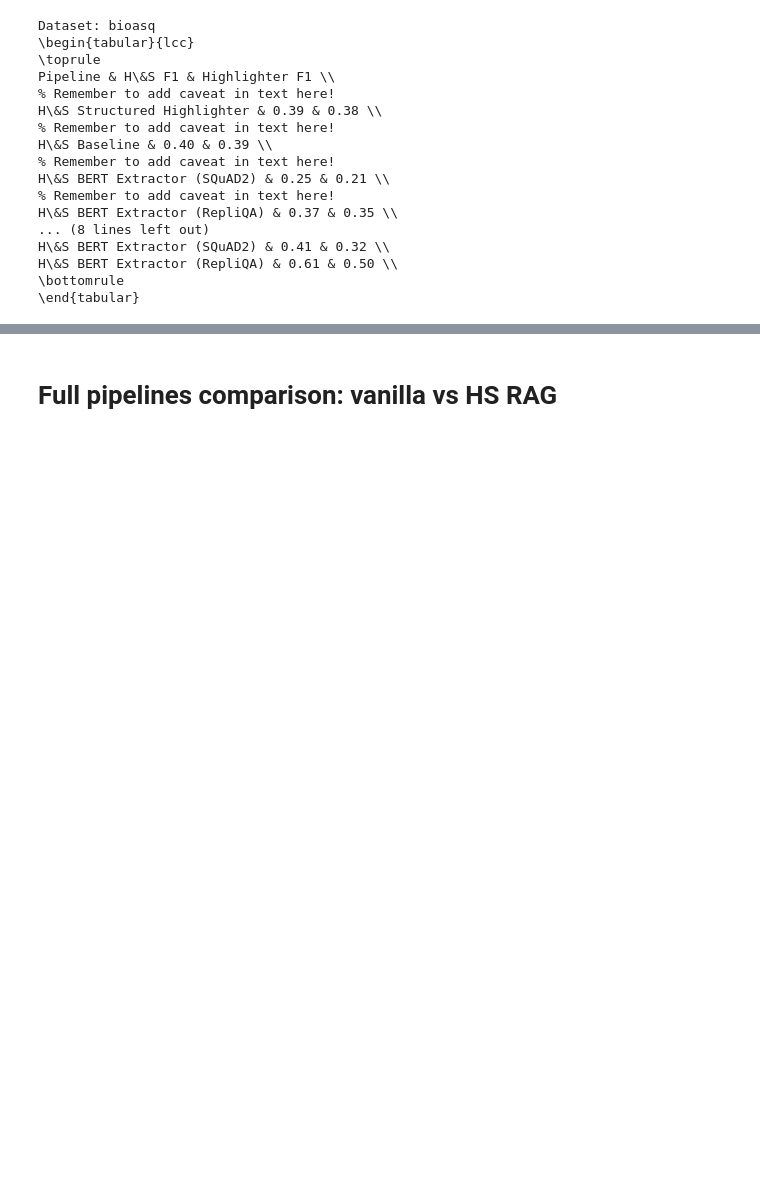
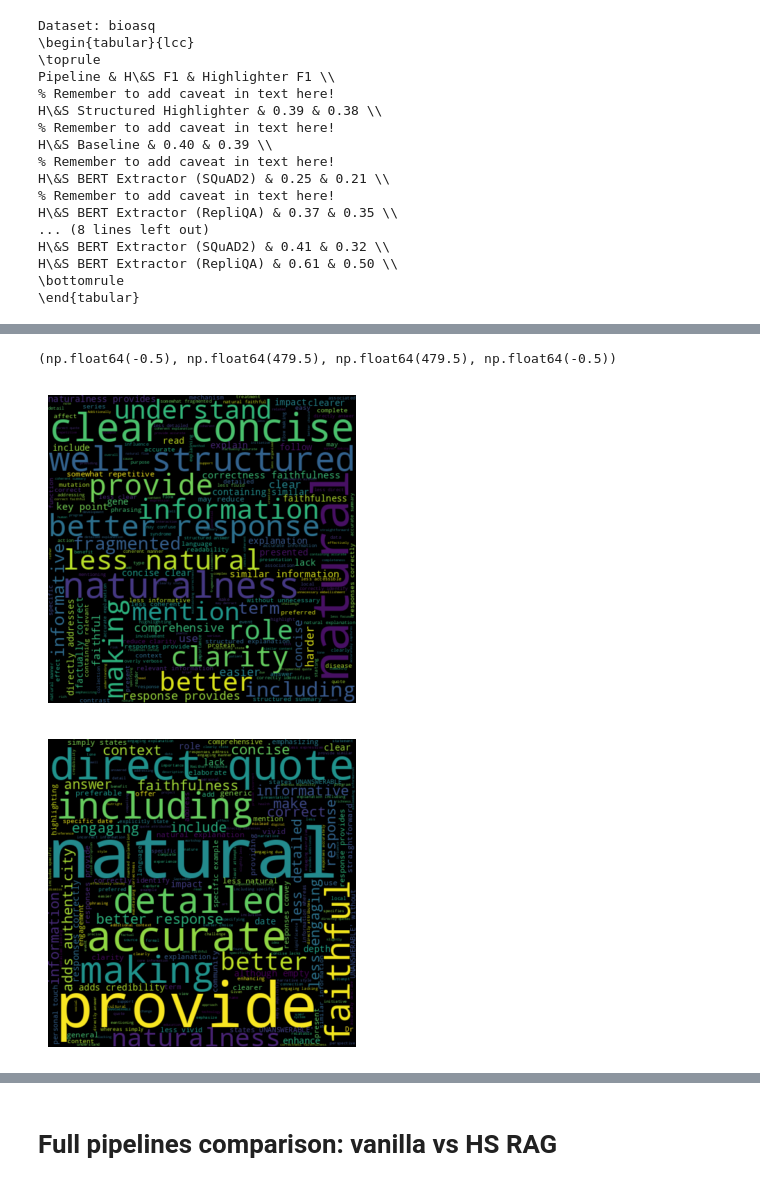
Before and after one commit to microsoft/highlight-summarize, a Jupyter notebook: data-analysis.ipynb, the cells around one changed output, grey strips where cells are left out. Saved outputs shown, nothing was run; the diff lists cells and outputs as text; code cells hidden in the pictures; blank space fills up the shorter version.

```diff
--- a/data-analysis.ipynb
+++ b/data-analysis.ipynb
@@ -536,0 +630,20 @@ Highlighter & 0.0581 \\
+# %%
+from wordcloud import WordCloud
+
+text = "\n".join(df[df.preference == "H&S"].explanation.unique())
+text = text.replace("Response", "").replace("question", "")
+wordcloud = WordCloud(width=480, height=480, margin=0).generate(text)
+plt.figure(figsize=(4, 4))
+plt.imshow(wordcloud, interpolation='bilinear')
+plt.axis("off")
+
+text = "\n".join(df[df.preference == "Highlighter"].explanation.unique())
+text = text.replace("Response", "").replace("question", "")
+wordcloud = WordCloud(width=480, height=480, margin=0).generate(text)
+plt.figure(figsize=(4, 4))
+plt.imshow(wordcloud, interpolation='bilinear')
+plt.axis("off")
+# %% [output]
+(np.float64(-0.5), np.float64(479.5), np.float64(479.5), np.float64(-0.5))
+[figure, added]
+[figure, added]
```
Also changed, not shown: parts of 12 cells of this notebook.
